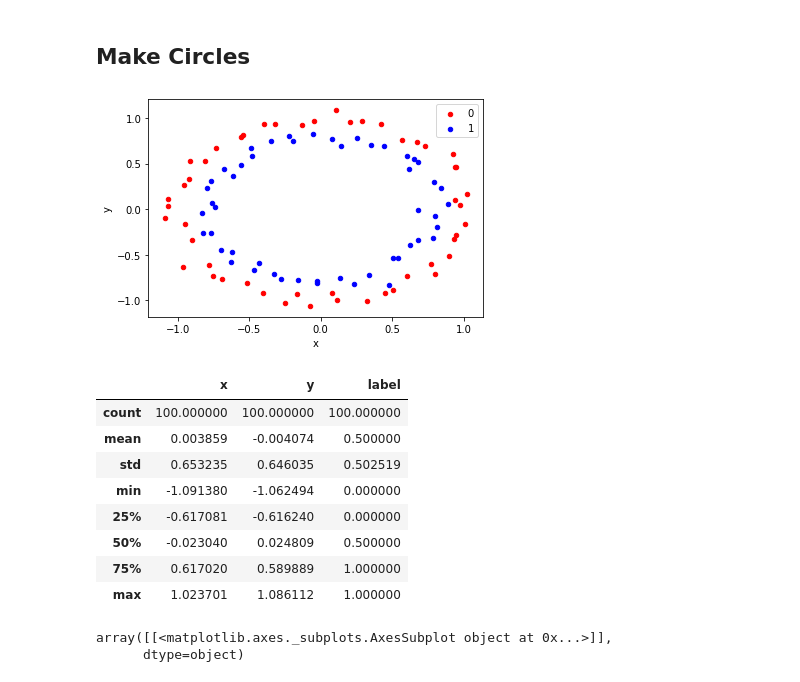
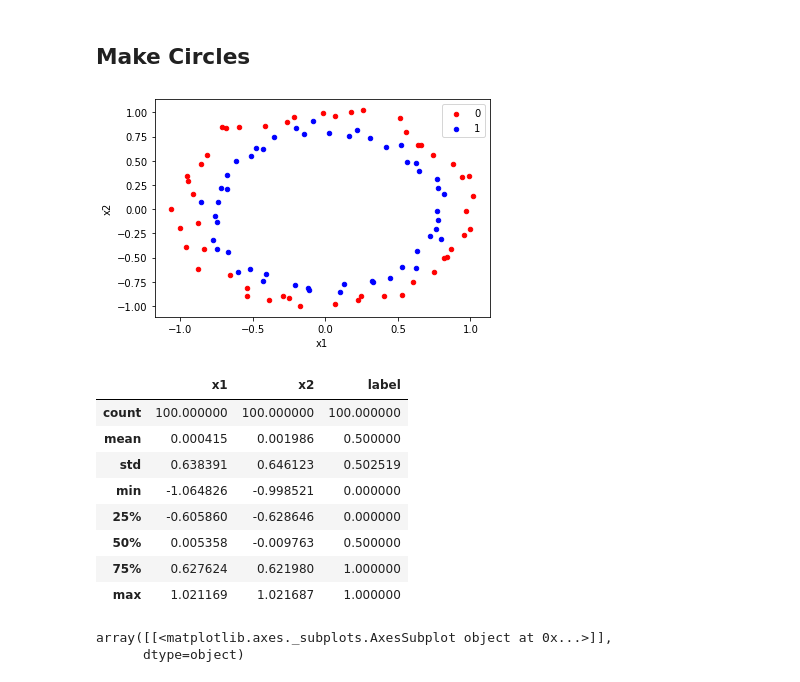
Before and after one commit to Simplon-IA-Bdx-1/veille-logloss-auc, a Jupyter notebook: LoglossAUC.ipynb, the cells around one changed output. Cells and saved outputs as stored; diff of their text form; code cells hidden in the pictures.

```diff
--- a/LoglossAUC.ipynb
+++ b/LoglossAUC.ipynb
@@ -61,29 +61,29 @@ from sklearn.datasets import make_circles
 # %%
 # generate 2d classification dataset
 X, y = make_circles(n_samples=100, noise=0.05)
 
 # scatter plot, dots colored by class value
-df = pd.DataFrame(dict(x=X[:,0], y=X[:,1], label=y))
+df = pd.DataFrame(dict(x1=X[:,0], x2=X[:,1], label=y))
 colors = {0:'red', 1:'blue'}
 fig, ax = pyplot.subplots()
 grouped = df.groupby('label')
 for key, group in grouped:
-    group.plot(ax=ax, kind='scatter', x='x', y='y', label=key, color=colors[key])
+    group.plot(ax=ax, kind='scatter', x='x1', y='x2', label=key, color=colors[key])
 pyplot.show()
 # %% [output]
-[figure, old version]
+[figure, new version]
 # %%
 df.describe()
 # %% [output]
-|  | x | y | label |
+|  | x1 | x2 | label |
 | count | 100.000000 | 100.000000 | 100.000000 |
-| mean | 0.003859 | -0.004074 | 0.500000 |
-| std | 0.653235 | 0.646035 | 0.502519 |
-| min | -1.091380 | -1.062494 | 0.000000 |
-| 25% | -0.617081 | -0.616240 | 0.000000 |
-| 50% | -0.023040 | 0.024809 | 0.500000 |
-| 75% | 0.617020 | 0.589889 | 1.000000 |
-| max | 1.023701 | 1.086112 | 1.000000 |
+| mean | 0.000415 | 0.001986 | 0.500000 |
+| std | 0.638391 | 0.646123 | 0.502519 |
+| min | -1.064826 | -0.998521 | 0.000000 |
+| 25% | -0.605860 | -0.628646 | 0.000000 |
+| 50% | 0.005358 | -0.009763 | 0.500000 |
+| 75% | 0.627624 | 0.621980 | 1.000000 |
+| max | 1.021169 | 1.021687 | 1.000000 |
 # %%
 df_y = pd.DataFrame(y)
 df_y.hist()
```
Also changed, not shown: parts of 13 cells of this notebook.
